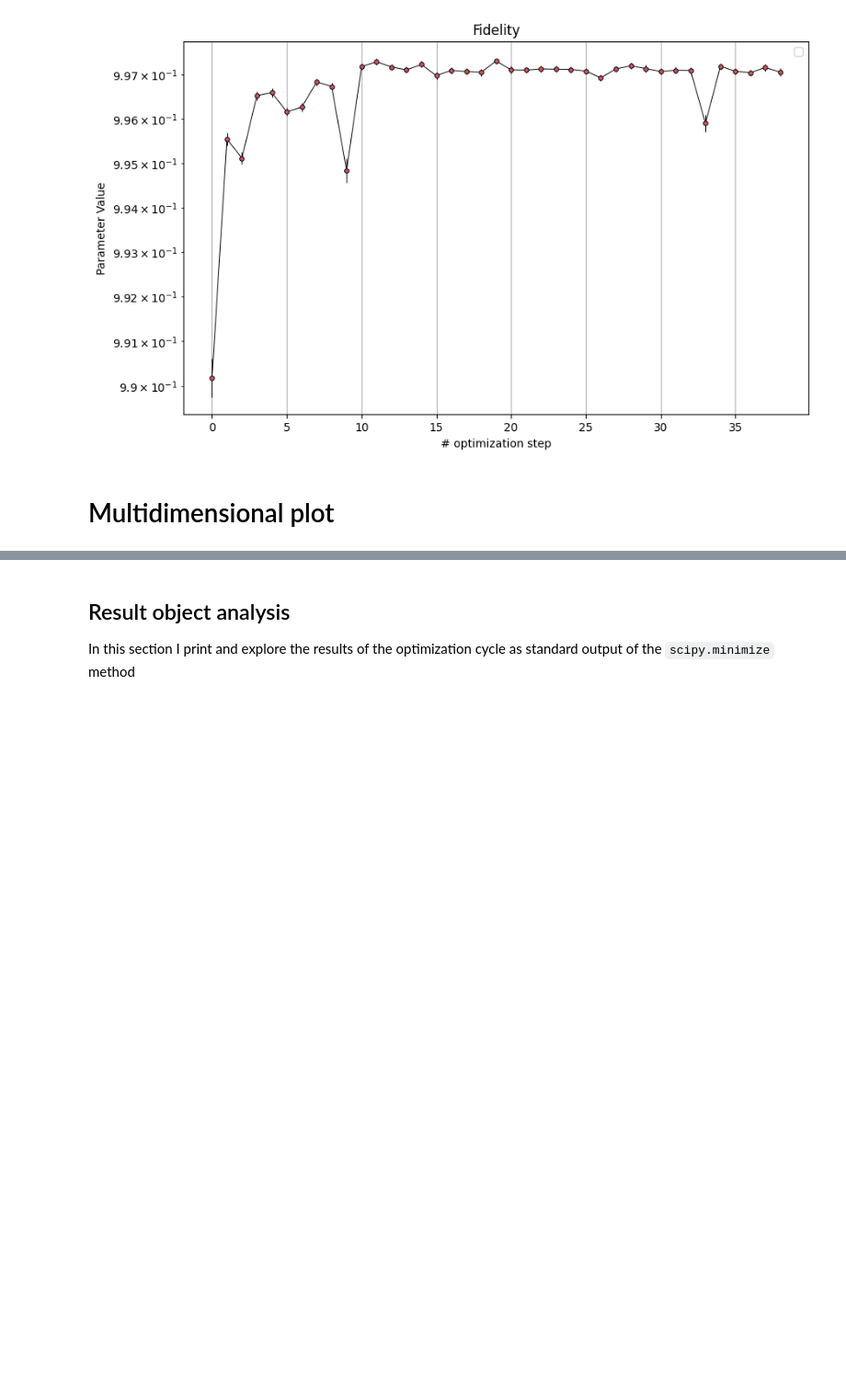
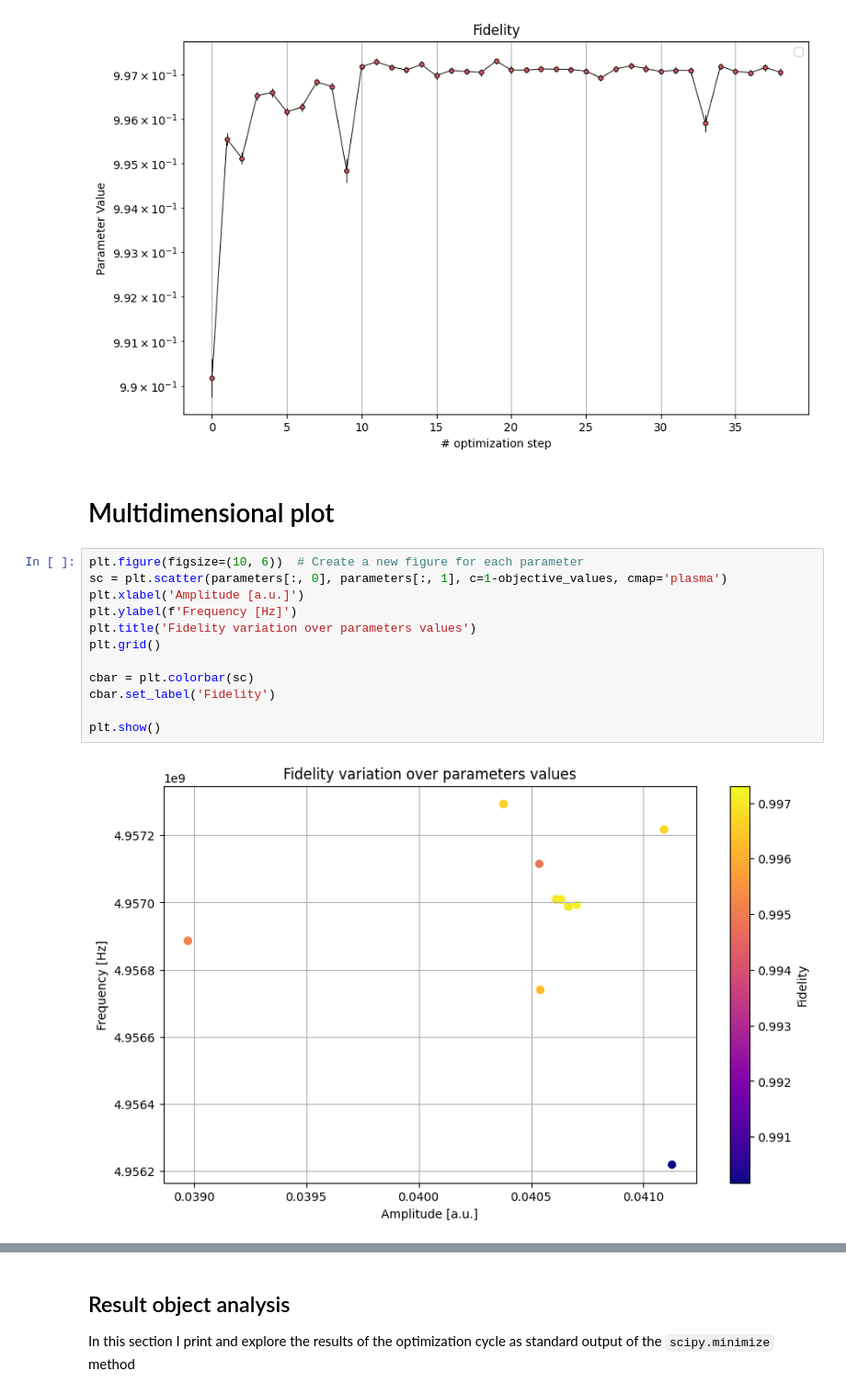
Before and after one commit to ElStabilini/optimization, a Jupyter notebook: opt_analysis/D1_nelder-mead_post_ft_true/visualization.ipynb, the cells around one changed output, grey strips where cells are left out. Shown at 92% size. Drawn from its saved outputs; the diff is of its cells as text; blank space fills up the shorter version.

Commit message:
created first script - to be changed and modified for optimization using optuna-, worked on the visualization

```diff
--- a/opt_analysis/D1_nelder-mead_post_ft_true/visualization.ipynb
+++ b/opt_analysis/D1_nelder-mead_post_ft_true/visualization.ipynb
@@ -105,3 +105,17 @@ plt.show()
 [figure]
 # %% [markdown]
 # Multidimensional plot
+# %%
+plt.figure(figsize=(10, 6))  # Create a new figure for each parameter
+sc = plt.scatter(parameters[:, 0], parameters[:, 1], c=1-objective_values, cmap='plasma')
+plt.xlabel('Amplitude [a.u.]')
+plt.ylabel(f'Frequency [Hz]')
+plt.title('Fidelity variation over parameters values')
+plt.grid()
+
+cbar = plt.colorbar(sc)
+cbar.set_label('Fidelity')
+
+plt.show()
+# %% [output]
+[figure, added]
```
Also changed, not shown: parts of 2 cells of this notebook, 1 other file.
